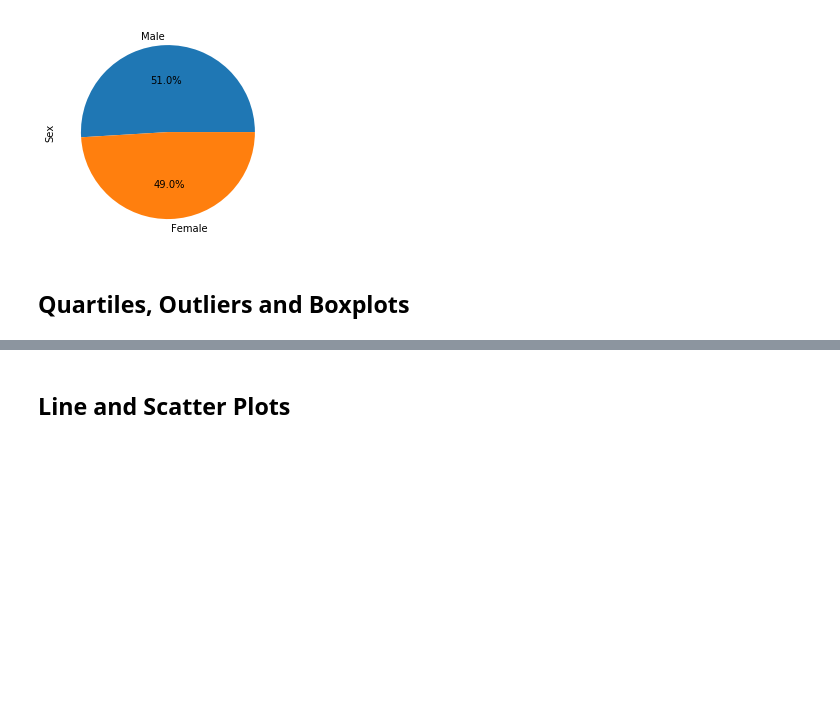
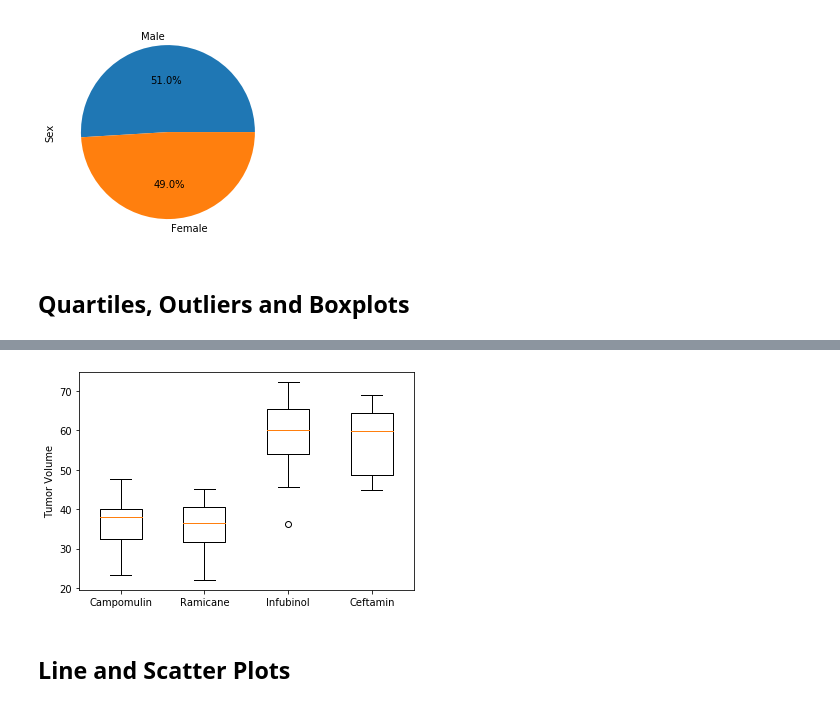
Before and after one commit to charlim26/matplotlib-challenge, a Jupyter notebook: Pymaceuticals/main3.ipynb, the cells around one changed output, grey strips where cells are left out. Drawn from its saved outputs; the diff is of its cells as text; code cells hidden in the pictures; blank space fills up the shorter version.

```diff
--- a/Pymaceuticals/main3.ipynb
+++ b/Pymaceuticals/main3.ipynb
@@ -441,0 +453,13 @@ final_merge
+# %%
+# Calculate the IQR and quantitatively determine if there are any potential outliers.
+#Locate the rows which contain mice on each drug and get the tumor volumes
+
+capomulin_volume = final_regimen_df[final_regimen_df["Drug_Regimen"]== "Capomulin"]["Tumor_Volume_(mm3)"]
+ramicane_volume = final_regimen_df[final_regimen_df["Drug_Regimen"]== "Ramicane"]["Tumor_Volume_(mm3)"]
+infubinol_volume = final_regimen_df[final_regimen_df["Drug_Regimen"]== "Infubinol"]["Tumor_Volume_(mm3)"]
+certamin_volume = final_regimen_df[final_regimen_df["Drug_Regimen"]== "Ceftamin"]["Tumor_Volume_(mm3)"]
+
+regimens_ = {"Capomullin":[capomulin_volume],
+             "Ramicane":[ramicane_volume],
+             "Infubinol":[infubinol_volume],
+             "Ceftamin":[certamin_volume]}
@@ -442,2 +555,15 @@ final_merge
+# %%
+# Generate a box plot of the final tumor volume of each mouse across four regimens of interest
+
+fig1, ax = plt.subplots()
+ax.boxplot(capomulin_volume, positions = [1], widths = 0.5)
+ax.boxplot(ramicane_volume, positions = [2], widths = 0.5)
+ax.boxplot(infubinol_volume, positions = [3], widths = 0.5)
+ax.boxplot(certamin_volume, positions = [4], widths = 0.5)
+ax.set_ylabel("Tumor Volume")
+ax.set_xticklabels(["Campomulin", "Ramicane","Infubinol","Ceftamin"])
+plt.show()
+# %% [output]
+[figure, added]
 # %% [markdown]
 ## Line and Scatter Plots
```
Also changed, not shown: parts of 14 cells of this notebook.
